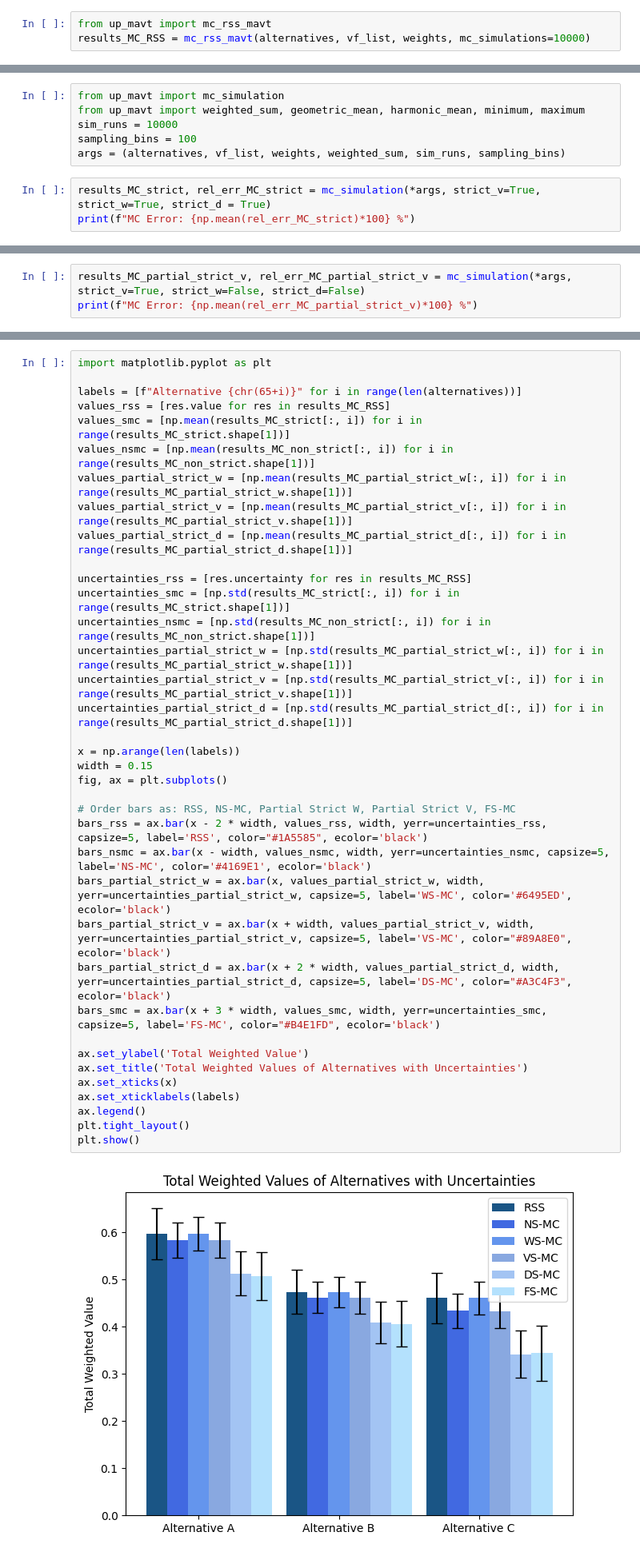
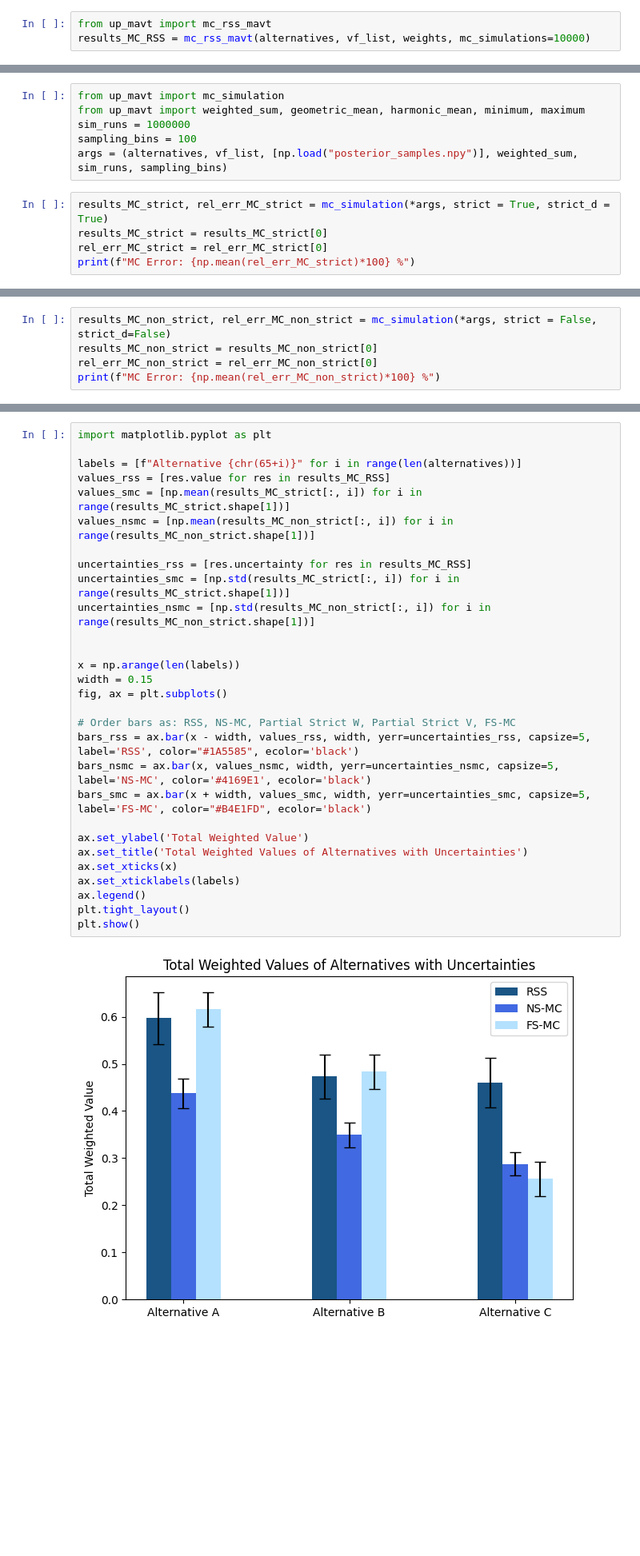
Before and after one commit to simo-pagliu/Master-Thesis, a Jupyter notebook: Uncertanty Propagation/UP-MCDA Method Comparisons.ipynb, the cells around one changed output, grey strips where cells are left out. Shown at 80% size. Cells and saved outputs as stored; diff of their text form; blank space fills up the shorter version.

```diff
--- a/Uncertanty Propagation/UP-MCDA Method Comparisons.ipynb
+++ b/Uncertanty Propagation/UP-MCDA Method Comparisons.ipynb
@@ -72,10 +72,12 @@ The semplicity of the SMC method is shown by its higher computational speed, whi
 # %%
 from up_mavt import mc_simulation
 from up_mavt import weighted_sum, geometric_mean, harmonic_mean, minimum, maximum
-sim_runs = 10000
+sim_runs = 1000000
 sampling_bins = 100
-args = (alternatives, vf_list, weights, weighted_sum, sim_runs, sampling_bins)
+args = (alternatives, vf_list, [np.load("posterior_samples.npy")], weighted_sum, sim_runs, sampling_bins)
 # %%
-results_MC_strict, rel_err_MC_strict = mc_simulation(*args, strict_v=True, strict_w=True, strict_d = True)
+results_MC_strict, rel_err_MC_strict = mc_simulation(*args, strict = True, strict_d = True)
+results_MC_strict = results_MC_strict[0]
+rel_err_MC_strict = rel_err_MC_strict[0]
 print(f"MC Error: {np.mean(rel_err_MC_strict)*100} %")
 # %% [output]
@@ -93,4 +85,6 @@ MC Error: 0.0678363488149785 %
 # %%
-results_MC_partial_strict_v, rel_err_MC_partial_strict_v = mc_simulation(*args, strict_v=True, strict_w=False, strict_d=False)
-print(f"MC Error: {np.mean(rel_err_MC_partial_strict_v)*100} %")
+results_MC_non_strict, rel_err_MC_non_strict = mc_simulation(*args, strict = False, strict_d=False)
+results_MC_non_strict = results_MC_non_strict[0]
+rel_err_MC_non_strict = rel_err_MC_non_strict[0]
+print(f"MC Error: {np.mean(rel_err_MC_non_strict)*100} %")
 # %% [output]
@@ -135,42 +116,34 @@ Alternative C: Total Weighted Value (DS-MC) = 0.34166891454766934 ± 0.049951156
 # %%
 import matplotlib.pyplot as plt
 
 labels = [f"Alternative {chr(65+i)}" for i in range(len(alternatives))]
 values_rss = [res.value for res in results_MC_RSS]
 values_smc = [np.mean(results_MC_strict[:, i]) for i in range(results_MC_strict.shape[1])]
 values_nsmc = [np.mean(results_MC_non_strict[:, i]) for i in range(results_MC_non_strict.shape[1])]
-values_partial_strict_w = [np.mean(results_MC_partial_strict_w[:, i]) for i in range(results_MC_partial_strict_w.shape[1])]
-values_partial_strict_v = [np.mean(results_MC_partial_strict_v[:, i]) for i in range(results_MC_partial_strict_v.shape[1])]
-values_partial_strict_d = [np.mean(results_MC_partial_strict_d[:, i]) for i in range(results_MC_partial_strict_d.shape[1])]
 
 uncertainties_rss = [res.uncertainty for res in results_MC_RSS]
 uncertainties_smc = [np.std(results_MC_strict[:, i]) for i in range(results_MC_strict.shape[1])]
 uncertainties_nsmc = [np.std(results_MC_non_strict[:, i]) for i in range(results_MC_non_strict.shape[1])]
-uncertainties_partial_strict_w = [np.std(results_MC_partial_strict_w[:, i]) for i in range(results_MC_partial_strict_w.shape[1])]
-uncertainties_partial_strict_v = [np.std(results_MC_partial_strict_v[:, i]) for i in range(results_MC_partial_strict_v.shape[1])]
-uncertainties_partial_strict_d = [np.std(results_MC_partial_strict_d[:, i]) for i in range(results_MC_partial_strict_d.shape[1])]
+
 
 x = np.arange(len(labels))
 width = 0.15
 fig, ax = plt.subplots()
 
 # Order bars as: RSS, NS-MC, Partial Strict W, Partial Strict V, FS-MC
-bars_rss = ax.bar(x - 2 * width, values_rss, width, yerr=uncertainties_rss, capsize=5, label='RSS', color="#1A5585", ecolor='black')
-bars_nsmc = ax.bar(x - width, values_nsmc, width, yerr=uncertainties_nsmc, capsize=5, label='NS-MC', color='#4169E1', ecolor='black')
-bars_partial_strict_w = ax.bar(x, values_partial_strict_w, width, yerr=uncertainties_partial_strict_w, capsize=5, label='WS-MC', color='#6495ED', ecolor='black')
-bars_partial_strict_v = ax.bar(x + width, values_partial_strict_v, width, yerr=uncertainties_partial_strict_v, capsize=5, label='VS-MC', color="#89A8E0", ecolor='black')
-bars_partial_strict_d = ax.bar(x + 2 * width, values_partial_strict_d, width, yerr=uncertainties_partial_strict_d, capsize=5, label='DS-MC', color="#A3C4F3", ecolor='black')
-bars_smc = ax.bar(x + 3 * width, values_smc, width, yerr=uncertainties_smc, capsize=5, label='FS-MC', color="#B4E1FD", ecolor='black')
+bars_rss = ax.bar(x - width, values_rss, width, yerr=uncertainties_rss, capsize=5, label='RSS', color="#1A5585", ecolor='black')
+bars_nsmc = ax.bar(x, values_nsmc, width, yerr=uncertainties_nsmc, capsize=5, label='NS-MC', color='#4169E1', ecolor='black')
+bars_smc = ax.bar(x + width, values_smc, width, yerr=uncertainties_smc, capsize=5, label='FS-MC', color="#B4E1FD", ecolor='black')
 
 ax.set_ylabel('Total Weighted Value')
 ax.set_title('Total Weighted Values of Alternatives with Uncertainties')
 ax.set_xticks(x)
 ax.set_xticklabels(labels)
 ax.legend()
 plt.tight_layout()
 plt.show()
 # %% [output]
-[figure, old version]
+[figure, new version]
 # %% [markdown]
 Show the difference between strict and normally distributed
 # %%
```
Also changed, not shown: parts of 13 cells of this notebook, 18 other files.
